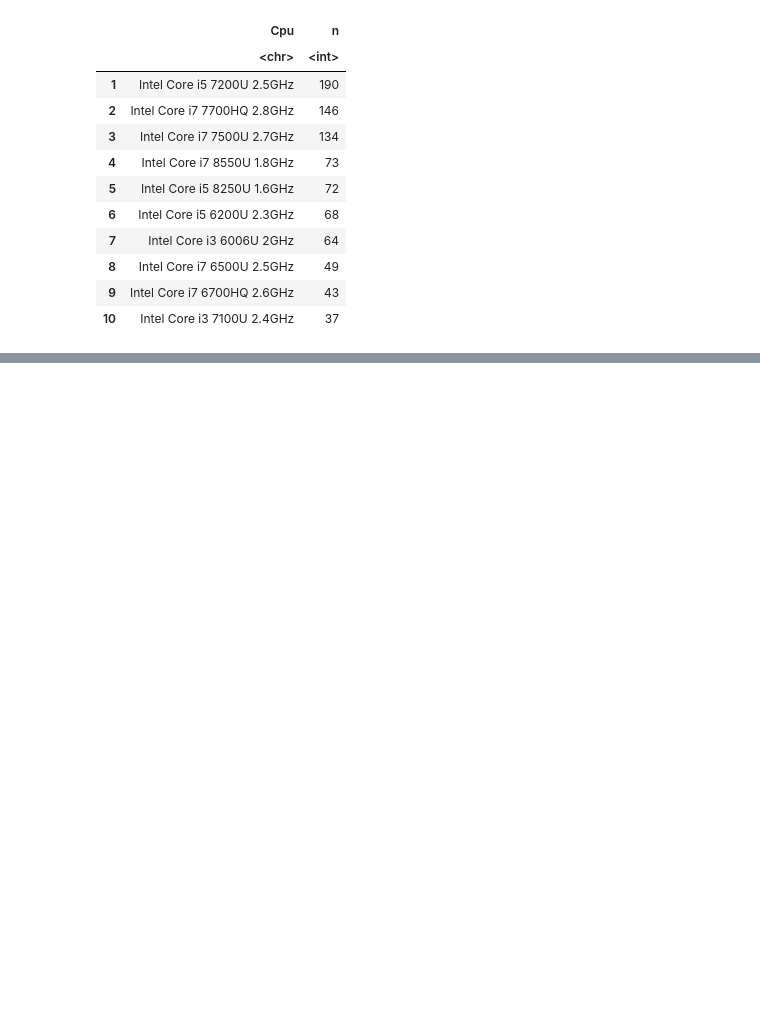
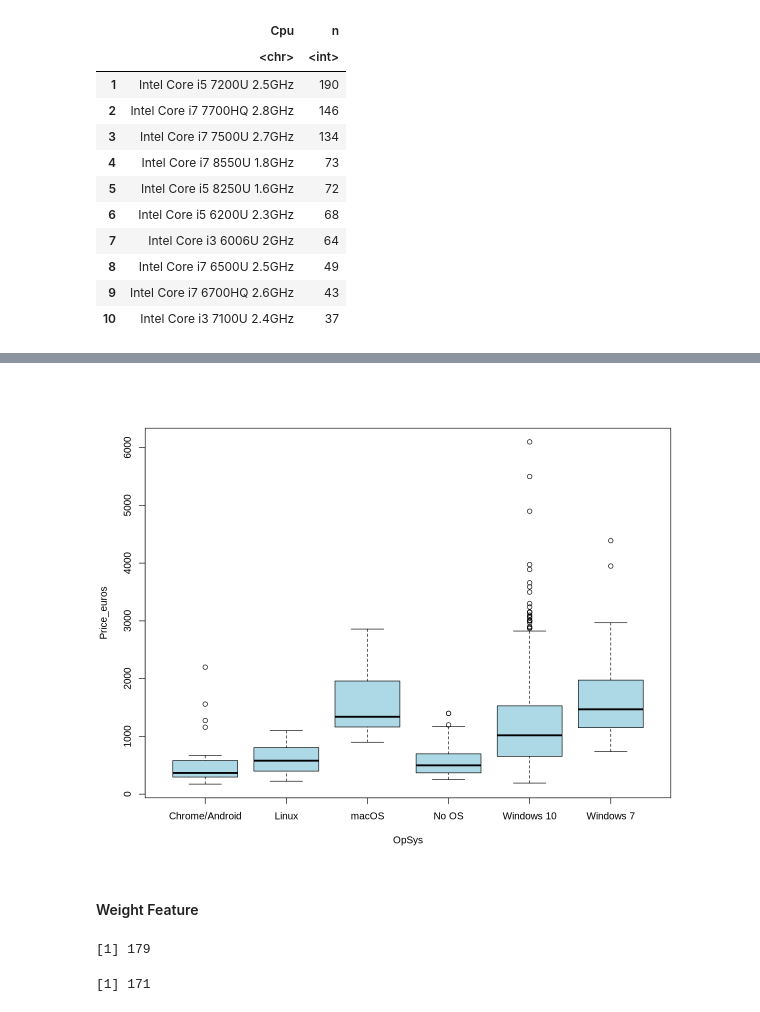
Before and after one commit to Lughaidh-w/Laptop-Price-Prediction-in-R, a Jupyter notebook: notebooks/data_preparation.ipynb, the cells around one changed output, grey strips where cells are left out. Cells and saved outputs as stored; diff of their text form; code cells hidden in the pictures; blank space fills up the shorter version.

```diff
--- a/notebooks/data_preparation.ipynb
+++ b/notebooks/data_preparation.ipynb
@@ -181,0 +395,20 @@ A data.frame: 10 × 2
+# %%
+# mapping dict
+map_dict <- c("Windows 10 S" = "Windows 10",
+              "Mac OS X" = "macOS",
+              "Chrome OS" = "Chrome/Android",
+              "Android" = "Chrome/Android")
+
+# Recode the OpSys column using the mapping dictionary
+df$OpSys <- recode(df$OpSys, !!!map_dict)
+# %%
+options(repr.plot.width=10, repr.plot.height=8)
+boxplot(Price_euros ~ OpSys, data = df, col="lightblue")
+# %% [output]
+[figure, added]
+# %% [markdown]
+#### Weight Feature
+# %%
+length(unique(df$Weight))
+# %% [output]
+[1] 179
@@ -181,0 +420,4 @@ A data.frame: 10 × 2
+# %%
+length(unique(df$Weight_kg))
+# %% [output]
+[1] 171
```
Also changed, not shown: parts of 27 cells of this notebook, 1 other file.
